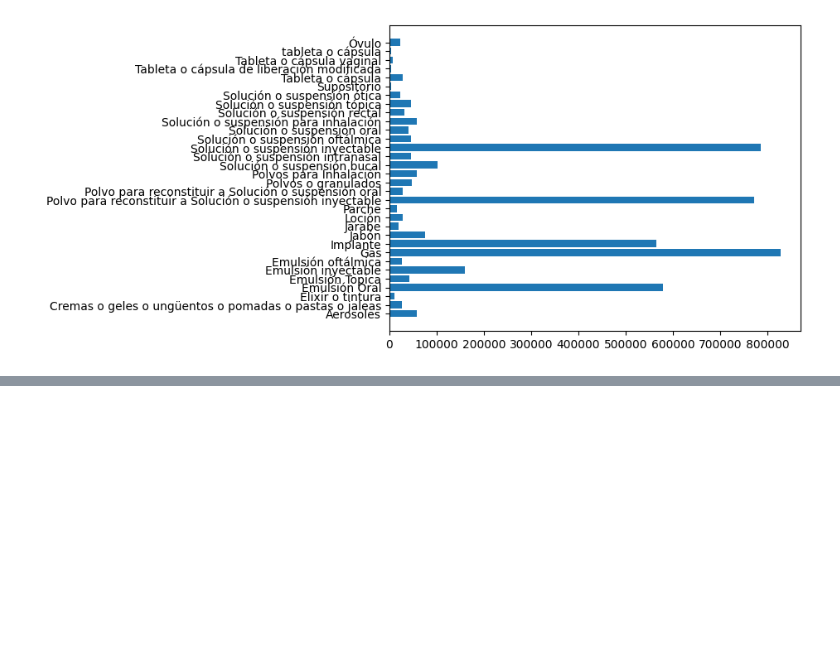
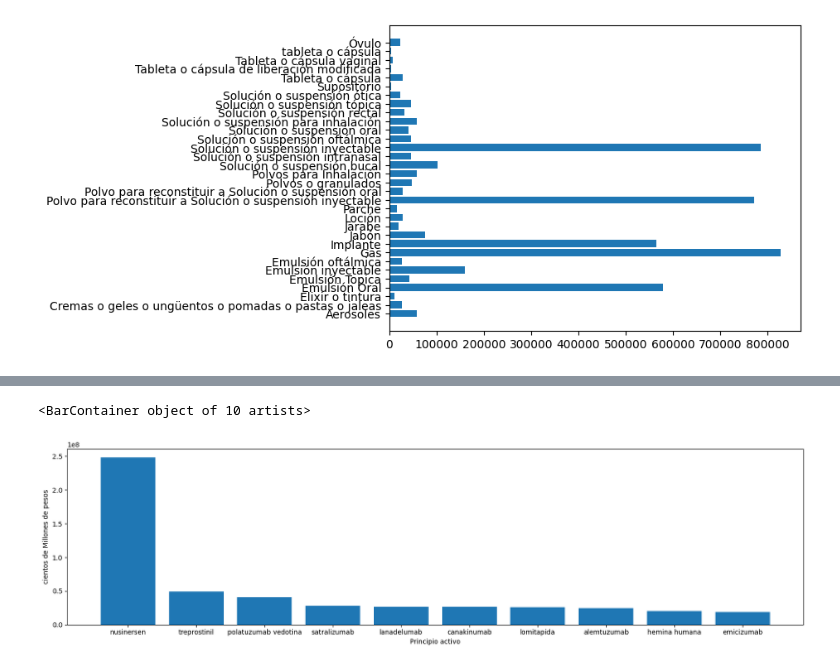
Before and after one commit to Juanfelipepast2/MetNumUN2024I, a Jupyter notebook: jpastranar_Lab2/jpastranar_Lab2.ipynb, the cells around one changed output, grey strips where cells are left out. Cells and saved outputs as stored; diff of their text form; code cells hidden in the pictures; blank space fills up the shorter version.

```diff
--- a/jpastranar_Lab2/jpastranar_Lab2.ipynb
+++ b/jpastranar_Lab2/jpastranar_Lab2.ipynb
@@ -1856,0 +1848,9 @@ plt.barh(dfPrecio["unidad_de_dispensacion"], dfPrecio["Precio promedio"])
+# %%
+
+cantidadMed = medicamentos.groupby("principio_activo")["precio_por_tableta"].mean()
+pd.set_option('display.float_format', lambda x: '%0.4f' % x)
+
+dfcantidadMed = (cantidadMed.reset_index())
+dfcantidadMed.columns = ["principio_activo", "Precio por tableta"]
+dfcantidadMed.sort_values(by=['Precio por tableta'], ascending=False, inplace=True)
+dfcantidadMed
@@ -1856,0 +1871,9 @@ plt.barh(dfPrecio["unidad_de_dispensacion"], dfPrecio["Precio promedio"])
+# %%
+dfCantidadMed10 = dfcantidadMed.head(10)
+plt.figure().set_figwidth(20)
+plt.xlabel("Principio activo")
+plt.ylabel("cientos de Millones de pesos")
+plt.bar(dfCantidadMed10["principio_activo"], dfCantidadMed10["Precio por tableta"])
+# %% [output]
+<BarContainer object of 10 artists>
+[figure, added]
```
Also changed, not shown: parts of 4 cells of this notebook.
